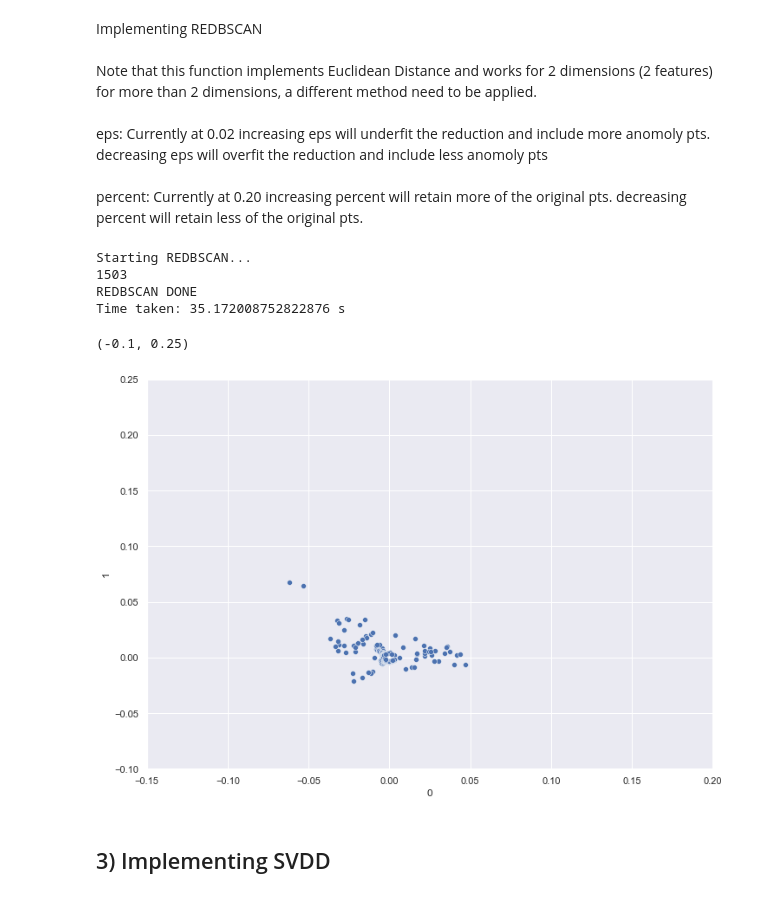
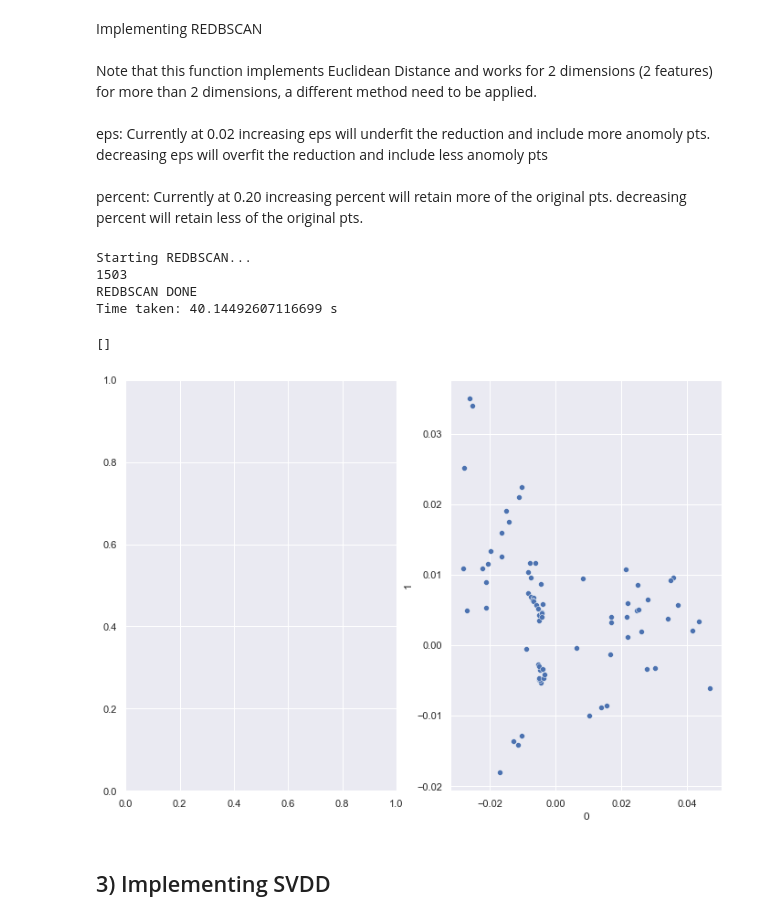
Before and after one commit to NUS-Fintech-Society/ML_Fraud_Detection_X_BNPP, a Jupyter notebook: Exploration/Fraud_X_BNPP_Fintech.ipynb, the cells around one changed output. Saved outputs shown, nothing was run; the diff lists cells and outputs as text; code cells hidden in the pictures.

```diff
--- a/Exploration/Fraud_X_BNPP_Fintech.ipynb
+++ b/Exploration/Fraud_X_BNPP_Fintech.ipynb
@@ -203,22 +204,21 @@ Implementing REDBSCAN
 #running REDBSCAN
 #converting features to numpy array
 X_train_selected_dbscan_pts = X_train_selected_dbscan.iloc[:, 0:2].values
-X_train_selected_reduced = REDBSCAN(X_train_selected_dbscan_pts,X_train_selected_dbscan['labels'],eps = 0.01,percent = 0.10)
+X_train_selected_reduced = REDBSCAN(X_train_selected_dbscan_pts,X_train_selected_dbscan['labels'],eps = 0.01,percent = 0.05)
 # %% [output]
 Starting REDBSCAN...
 1503
 REDBSCAN DONE
-Time taken: 35.172008752822876 s
+Time taken: 40.14492607116699 s
 # %%
 #visualisation of final reduced data
-fig, ax = plt.subplots()
+fig, ax = plt.subplots(1,2)
 sns.set(rc={'figure.figsize':(11.7,8.27)})
 sns.scatterplot(X_train_selected_reduced[0], X_train_selected_reduced[1]).plot()
-ax.set_xlim(-0.15,0.2)
-ax.set_ylim(-0.10,0.25)
+sns.scatterplot(X_train_selected_dbscan["x"], X_train_selected_dbscan["y"]).plot()
 # %% [output]
-(-0.1, 0.25)
+[]
-[figure, old version]
+[figure, new version]
 # %% [markdown]
 ## 3) Implementing SVDD
 # %%
```
Also changed, not shown: parts of 24 cells of this notebook, 2 other files.
